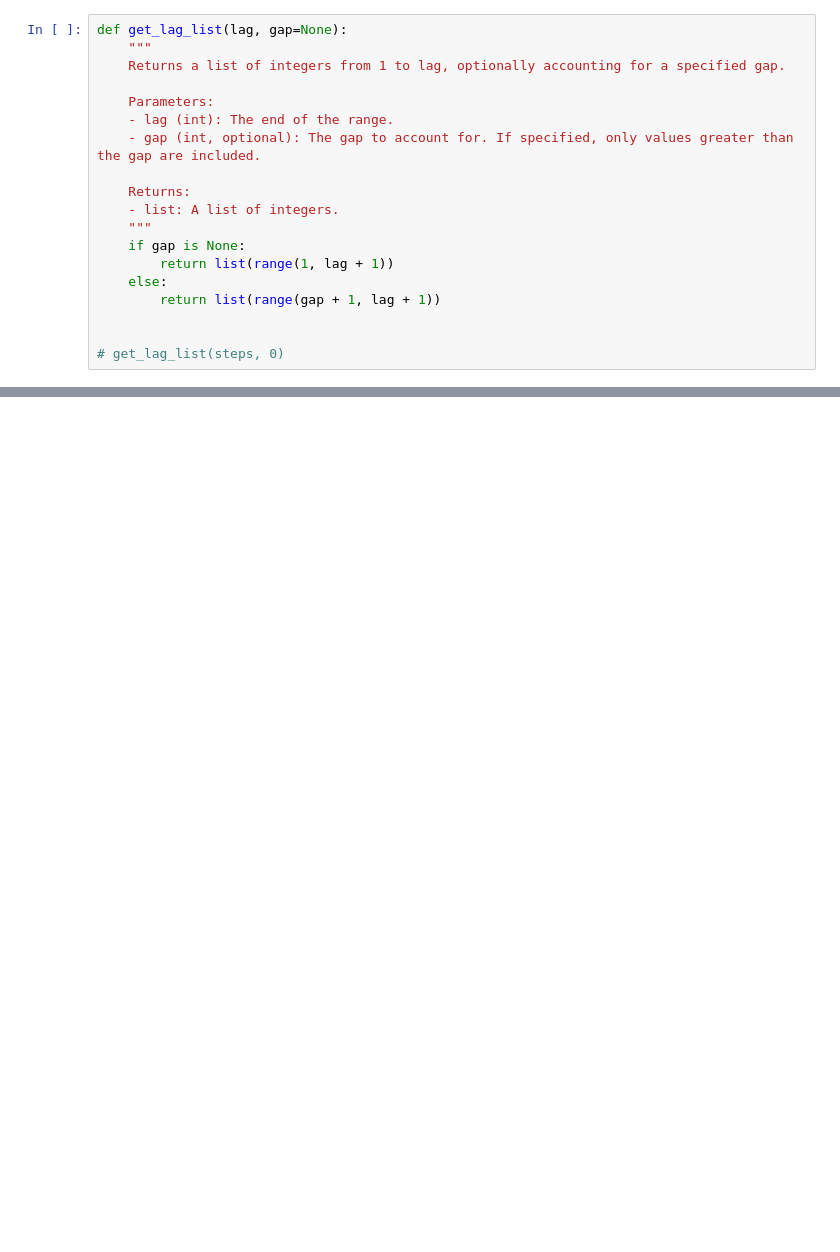
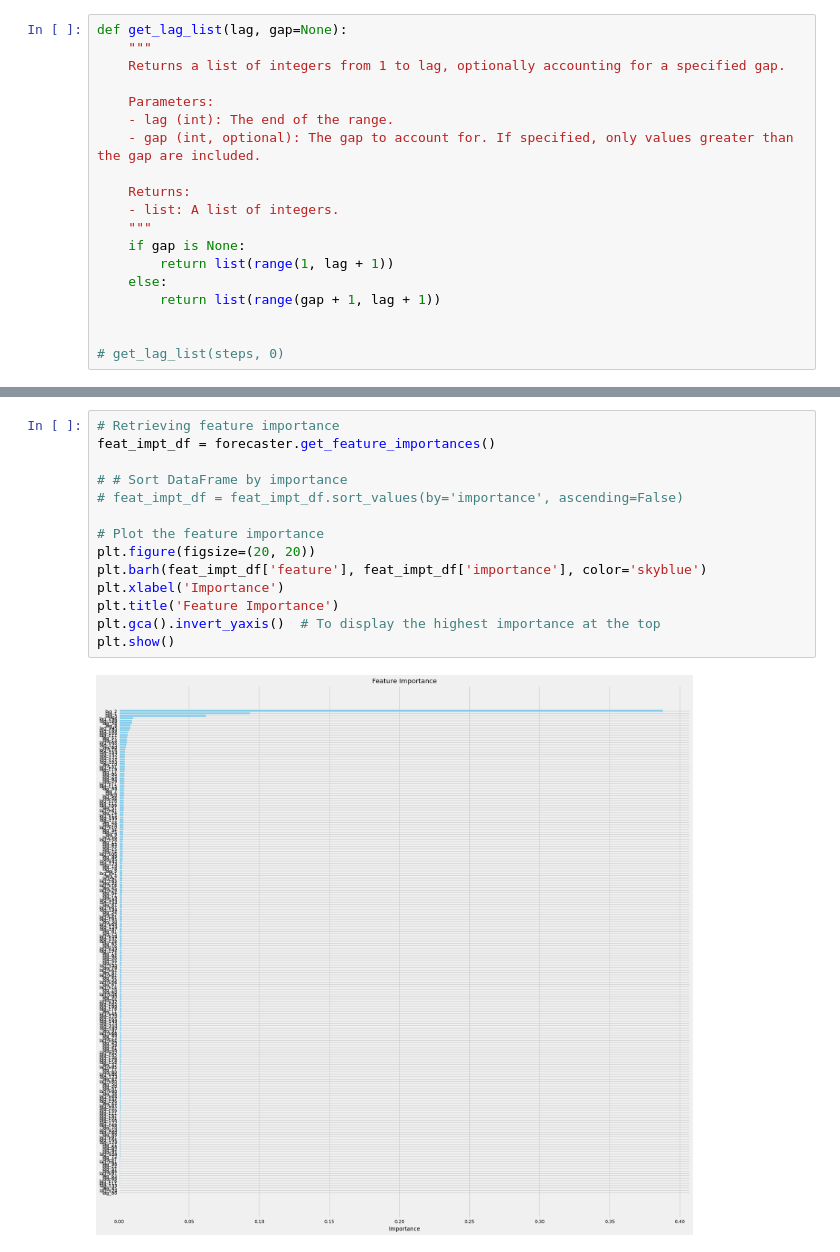
Before and after one commit to yaoyanglee/network-prediction, a Jupyter notebook: RFR_model/optimal_gap.ipynb, the cells around one changed output, grey strips where cells are left out. Cells and saved outputs as stored; diff of their text form; blank space fills up the shorter version.

```diff
--- a/RFR_model/optimal_gap.ipynb
+++ b/RFR_model/optimal_gap.ipynb
@@ -216,3 +210,19 @@ min gap:  0
+# %%
+# Retrieving feature importance
+feat_impt_df = forecaster.get_feature_importances()
+
+# # Sort DataFrame by importance
+# feat_impt_df = feat_impt_df.sort_values(by='importance', ascending=False)
+
+# Plot the feature importance
+plt.figure(figsize=(20, 20))
+plt.barh(feat_impt_df['feature'], feat_impt_df['importance'], color='skyblue')
+plt.xlabel('Importance')
+plt.title('Feature Importance')
+plt.gca().invert_yaxis()  # To display the highest importance at the top
+plt.show()
+# %% [output]
+[figure, added]
 # %%
 # Predictions
 # ==============================================================================
```
Also changed, not shown: parts of 17 cells of this notebook, 32 other files.
